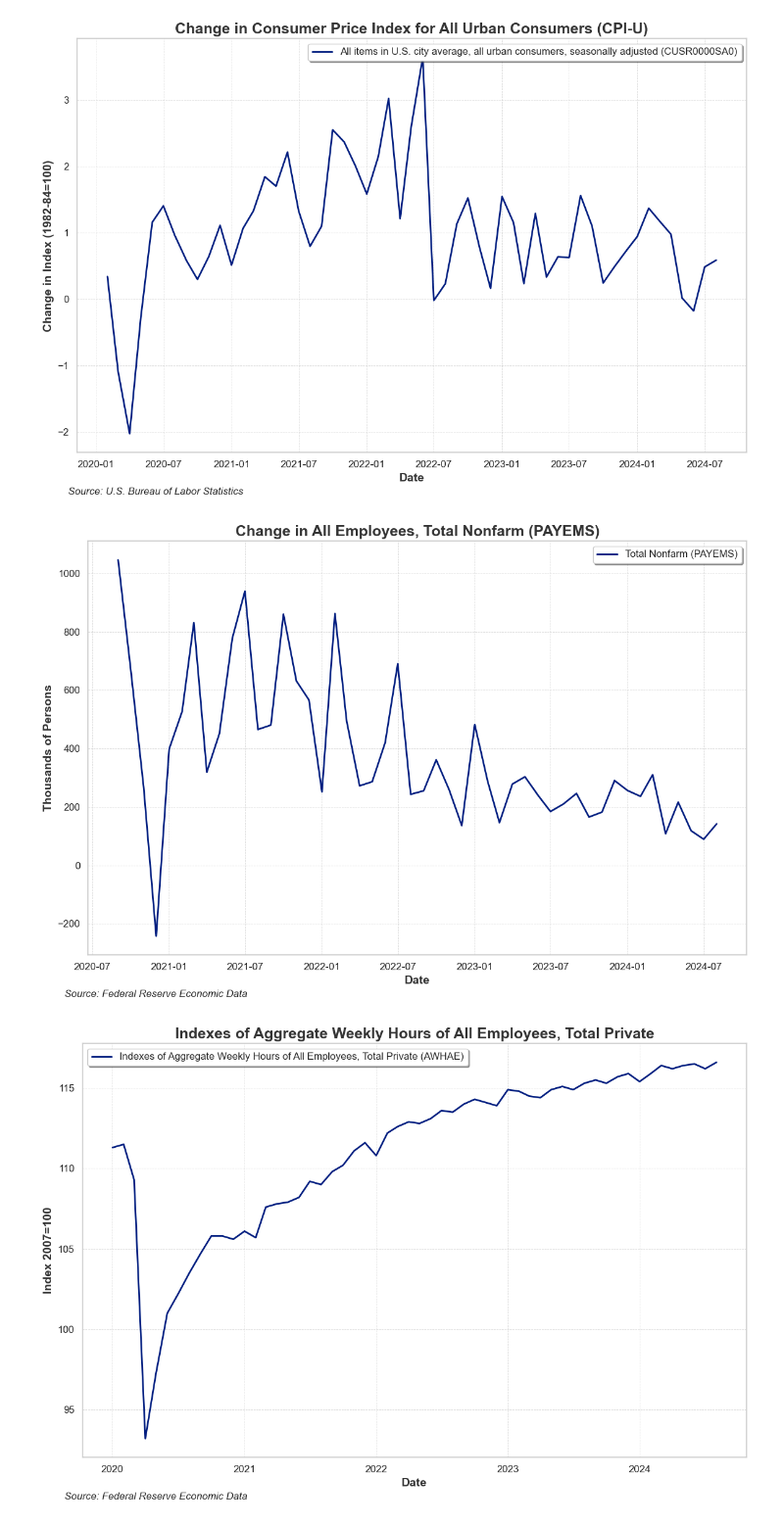
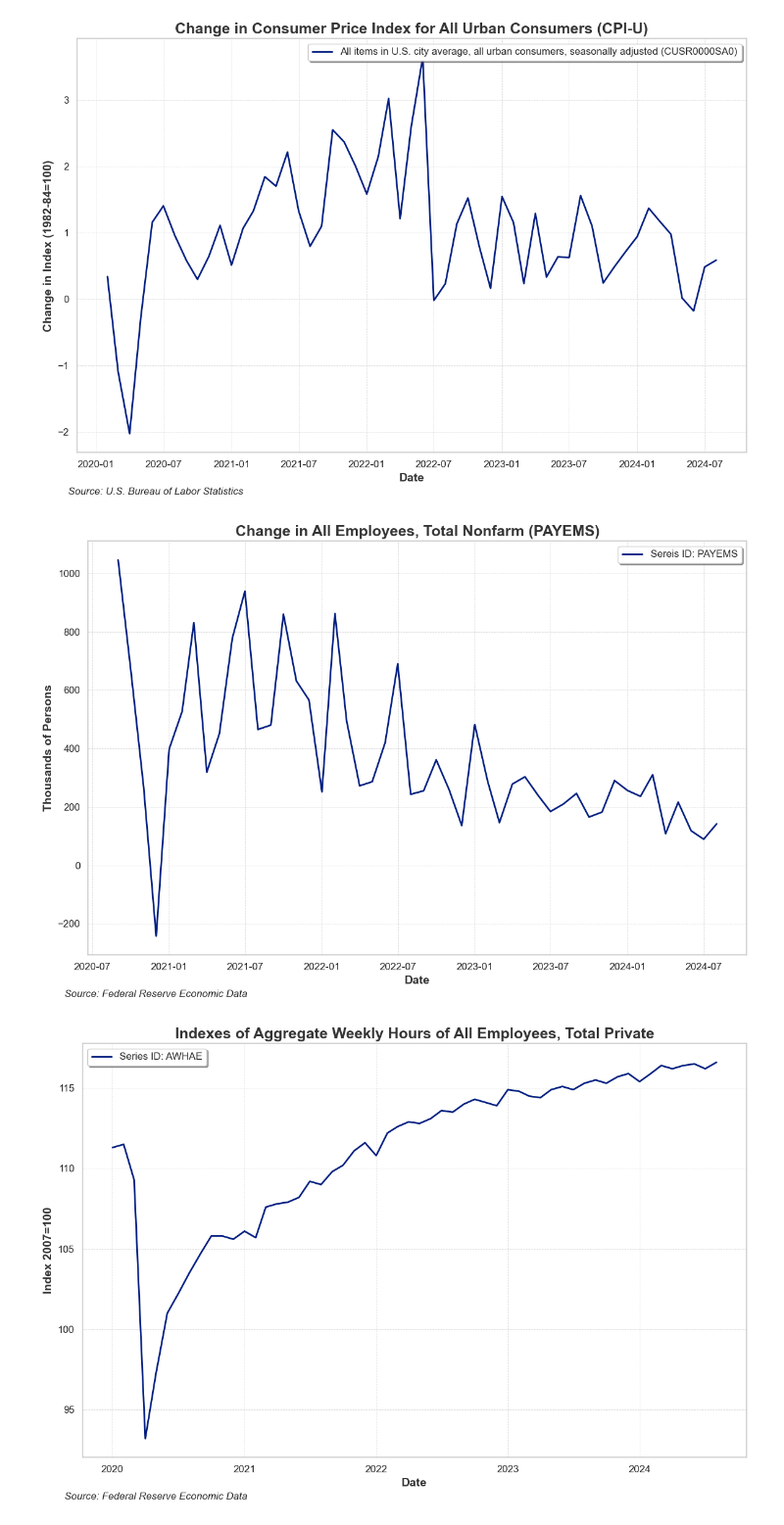
Before and after one commit to AkeBoss-tech/FEDChallenge, a Jupyter notebook: main.ipynb, the cells around one changed output. Shown at 98% size. Saved outputs shown, nothing was run; the diff lists cells and outputs as text; code cells hidden in the pictures.

```diff
--- a/main.ipynb
+++ b/main.ipynb
@@ -184,7 +182,7 @@ plot_series(series_ids,
 # Define the series IDs you want to plot
 series_ids = {'PAYEMS': 'FRED',}
 
-legend = ["Total Nonfarm (PAYEMS)",]
+legend = ["Sereis ID: PAYEMS",]
 
 # Call the function with your custom inputs
 plot_series(series_ids,
@@ -194,22 +192,22 @@ plot_series(series_ids,
                  from_date='2020-08-01',
                  change_in=True)
 # %% [output]
-[figure, old version]
+[figure, new version]
 # %%
 # Define the series IDs you want to plot
 series_ids = {'AWHAE': 'FRED',}
 
-legend = ["Indexes of Aggregate Weekly Hours of All Employees, Total Private (AWHAE)",]
+legend = ["Series ID: AWHAE",]
 
 # Call the function with your custom inputs
 plot_series(series_ids,
                  title="Indexes of Aggregate Weekly Hours of All Employees, Total Private",
                  y_label='Index 2007=100',
                  legend_text_generator=legend,
                  from_date='2020-01-01',
                  legend_loc='upper left')
 # %% [output]
-[figure, old version]
+[figure, new version]
 # %%
 # Define the series IDs you want to plot
 series_ids = {'CEU0500000003': 'FRED',}
```
Also changed, not shown: parts of 12 cells of this notebook.
